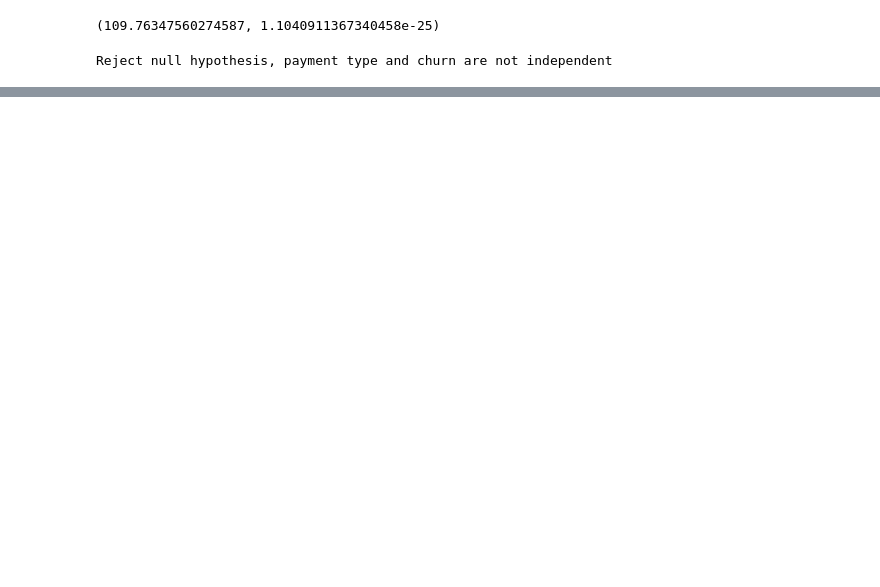
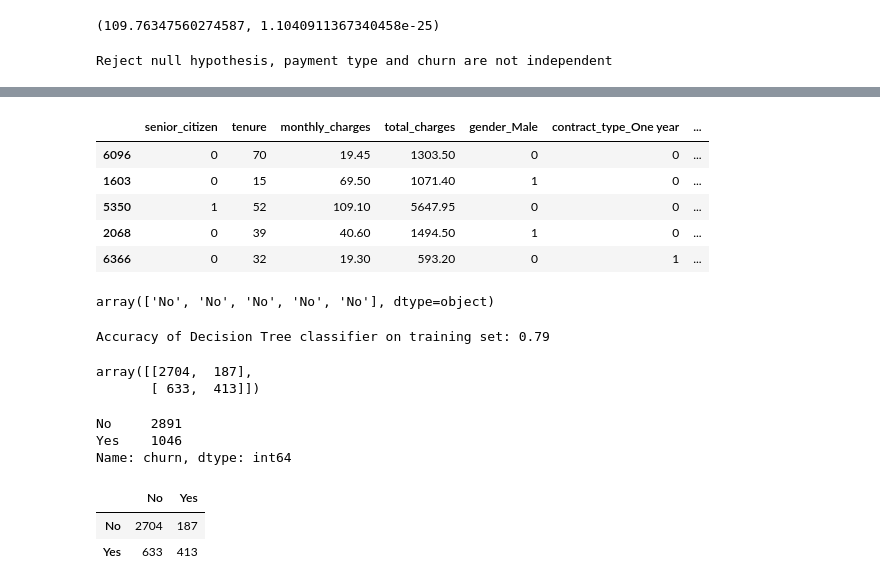
Before and after one commit to SLawsonWoods/Telco_Churn_Project, a Jupyter notebook: Draft_1_folder.ipynb, the cells around one changed output, grey strips where cells are left out. Drawn from its saved outputs; the diff is of its cells as text; code cells hidden in the pictures; blank space fills up the shorter version.

```diff
--- a/Draft_1_folder.ipynb
+++ b/Draft_1_folder.ipynb
@@ -655,0 +737,20 @@ clf = clf.fit(X_train, y_train)
+# %%
+# create X & y version of encoded_train, where y is a series with just the target variable and X are all the features.
+
+X_train = train_encoded.drop(columns=['churn','customer_id'])
+y_train = train_encoded.churn
+
+X_validate = validate_encoded.drop(columns=['churn','customer_id'])
+y_validate = validate_encoded.churn
+
+X_test = test_encoded.drop(columns=['churn','customer_id'])
+y_test = test_encoded.churn
+# %%
+X_train.head()
+# %% [output]
+|  | senior_citizen | tenure | monthly_charges | total_charges | gender_Male | contract_type_One year | ... |
+| 6096 | 0 | 70 | 19.45 | 1303.50 | 0 | 0 | ... |
+| 1603 | 0 | 15 | 69.50 | 1071.40 | 1 | 0 | ... |
+| 5350 | 1 | 52 | 109.10 | 5647.95 | 0 | 0 | ... |
+| 2068 | 0 | 39 | 40.60 | 1494.50 | 1 | 0 | ... |
+| 6366 | 0 | 32 | 19.30 | 593.20 | 0 | 1 | ... |
@@ -655,0 +763,33 @@ clf = clf.fit(X_train, y_train)
+# %%
+# make prediction on train obeservations
+
+y_pred = clf.predict(X_train)
+y_pred[0:5]
+# %% [output]
+array(['No', 'No', 'No', 'No', 'No'], dtype=object)
+# %%
+print('Accuracy of Decision Tree classifier on training set: {:.2f}'
+      .format(clf.score(X_train, y_train)))
+# %% [output]
+Accuracy of Decision Tree classifier on training set: 0.79
+# %%
+# confusion matrix
+
+confusion_matrix(y_train, y_pred)
+# %% [output]
+array([[2704,  187],
+       [ 633,  413]])
+# %%
+y_train.value_counts()
+# %% [output]
+No     2891
+Yes    1046
+Name: churn, dtype: int64
+# %%
+labels = sorted(y_train.unique())
+
+pd.DataFrame(confusion_matrix(y_train, y_pred), index=labels, columns=labels)
+# %% [output]
+|  | No | Yes |
+| No | 2704 | 187 |
+| Yes | 633 | 413 |
```
Also changed, not shown: parts of 36 cells of this notebook.
